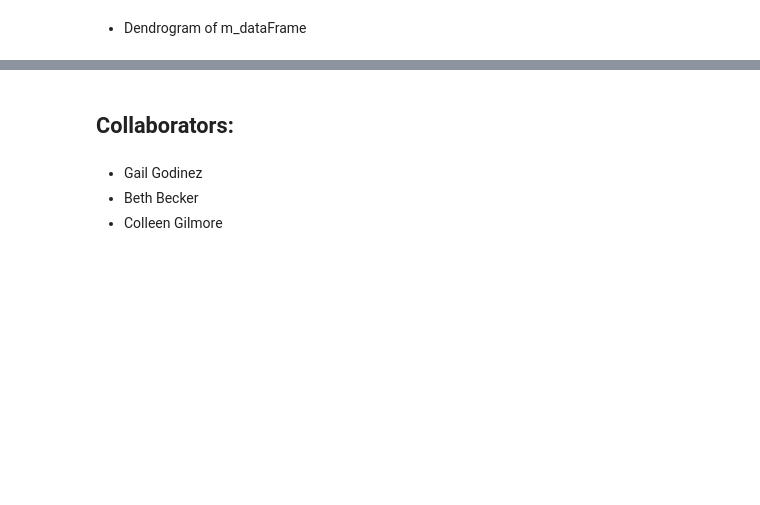
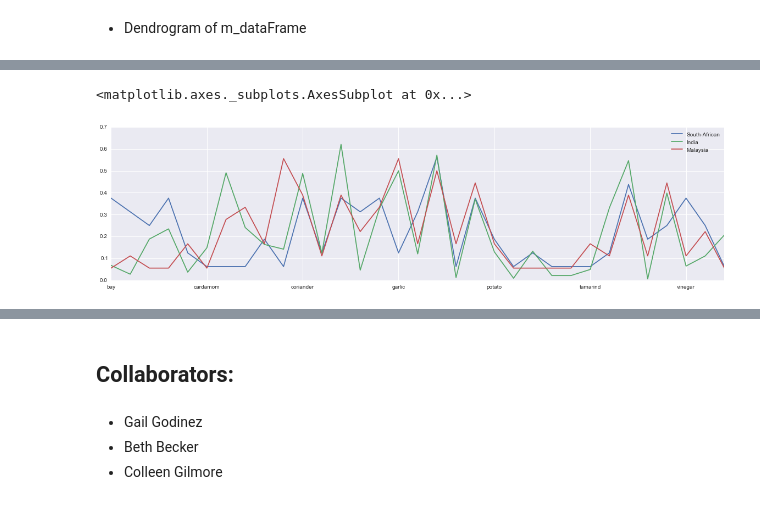
Before and after one commit to ctran25/spring-2015-homeworks, a Jupyter notebook: submissions/Homework-4/4.Food-recipes.ipynb, the cells around one changed output, grey strips where cells are left out. Saved outputs shown, nothing was run; the diff lists cells and outputs as text; code cells hidden in the pictures; blank space fills up the shorter version.

```diff
--- a/submissions/Homework-4/4.Food-recipes.ipynb
+++ b/submissions/Homework-4/4.Food-recipes.ipynb
@@ -205,0 +258,20 @@ fig3.show()
+# %%
+group4 = ['South-African', 'India', 'Malaysia']
+
+r9 = r_dataFrame.T
+Ing3 = r9.T.columns
+
+for country in group4:
+    Country = r9[country]
+    C = Country > 0
+    CC = Country[C].index
+    Ing3 = Ing3.intersection(CC)
+
+r10 = r9[group4]
+r10 = r10.T
+r10 = r10[Ing3]
+r10 = r10.T
+r10.plot(figsize=(20,5))
+# %% [output]
+<matplotlib.axes._subplots.AxesSubplot at 0x...>
+[figure, added]
```
Also changed, not shown: parts of 17 cells of this notebook.
